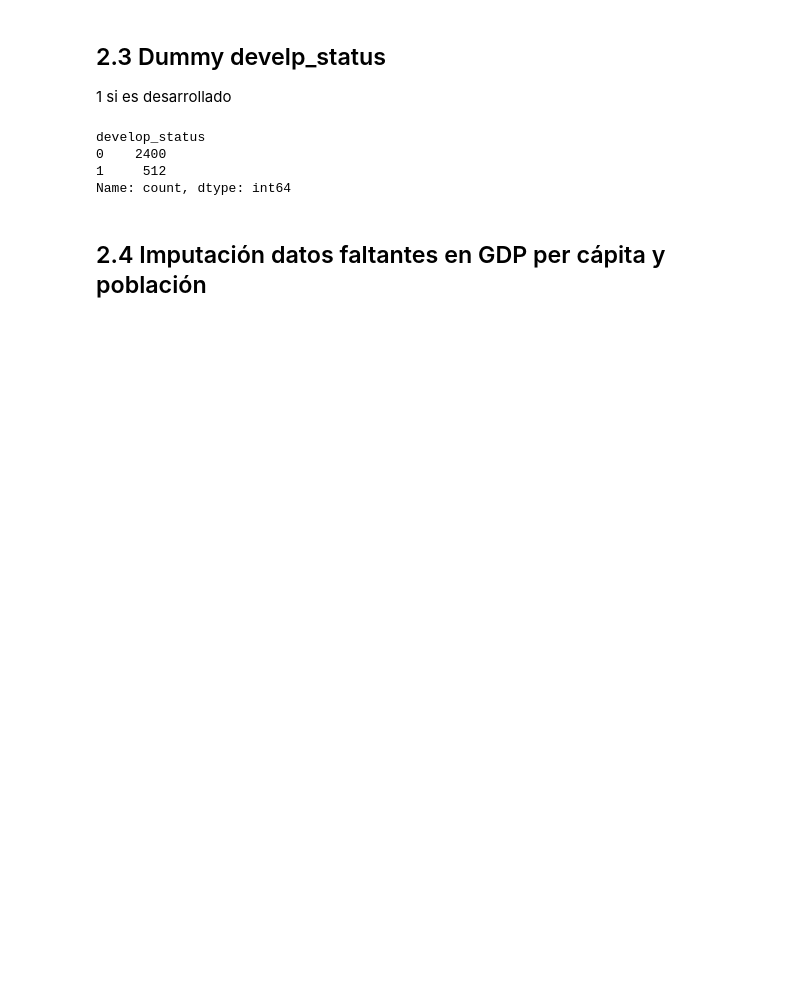
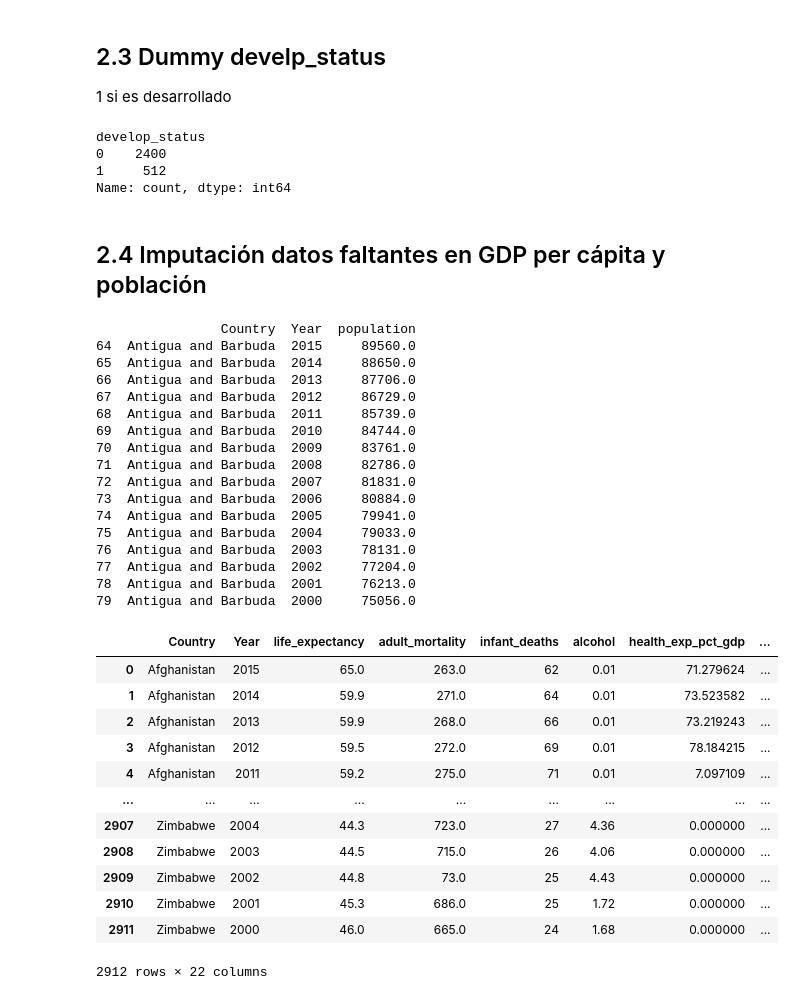
Before and after one commit to darc-17/Sandbox_HE2_DavidRodriguez, a Jupyter notebook: Taller 1/Punto 2. Regresión para Consultoría en Desarrollo Global/preprocesamiento_punto2.ipynb, the cells around one changed output. Drawn from its saved outputs; the diff is of its cells as text; code cells hidden in the pictures; blank space fills up the shorter version.

```diff
--- a/Taller 1/Punto 2. Regresión para Consultoría en Desarrollo Global/preprocesamiento_punto2.ipynb
+++ b/Taller 1/Punto 2. Regresión para Consultoría en Desarrollo Global/preprocesamiento_punto2.ipynb
@@ -192,3 +178,49 @@ develop_status
 Name: count, dtype: int64
 # %% [markdown]
 ## 2.4 Imputación datos faltantes en GDP per cápita y población
+# %%
+# Antigua y Barbuda
+
+pop_antigua = {
+    2000: 75056,  2001: 76213,  2002: 77204,  2003: 78131,
+    2004: 79033,  2005: 79941,  2006: 80884,  2007: 81831,
+    2008: 82786,  2009: 83761,  2010: 84744,  2011: 85739,
+    2012: 86729,  2013: 87706,  2014: 88650,  2015: 89560,
+}
+
+mask = df["Country"] == "Antigua and Barbuda"
+df.loc[mask, "population"] = df.loc[mask, "Year"].map(pop_antigua)
+
+print(df.loc[mask, ["Country", "Year", "population"]])
+df
+# %% [output]
+                Country  Year  population
+64  Antigua and Barbuda  2015     89560.0
+65  Antigua and Barbuda  2014     88650.0
+66  Antigua and Barbuda  2013     87706.0
+67  Antigua and Barbuda  2012     86729.0
+68  Antigua and Barbuda  2011     85739.0
+69  Antigua and Barbuda  2010     84744.0
+70  Antigua and Barbuda  2009     83761.0
+71  Antigua and Barbuda  2008     82786.0
+72  Antigua and Barbuda  2007     81831.0
+73  Antigua and Barbuda  2006     80884.0
+74  Antigua and Barbuda  2005     79941.0
+75  Antigua and Barbuda  2004     79033.0
+76  Antigua and Barbuda  2003     78131.0
+77  Antigua and Barbuda  2002     77204.0
+78  Antigua and Barbuda  2001     76213.0
+79  Antigua and Barbuda  2000     75056.0
+|  | Country | Year | life_expectancy | adult_mortality | infant_deaths | alcohol | health_exp_pct_gdp | ... |
+| 0 | Afghanistan | 2015 | 65.0 | 263.0 | 62 | 0.01 | 71.279624 | ... |
+| 1 | Afghanistan | 2014 | 59.9 | 271.0 | 64 | 0.01 | 73.523582 | ... |
+| 2 | Afghanistan | 2013 | 59.9 | 268.0 | 66 | 0.01 | 73.219243 | ... |
+| 3 | Afghanistan | 2012 | 59.5 | 272.0 | 69 | 0.01 | 78.184215 | ... |
+| 4 | Afghanistan | 2011 | 59.2 | 275.0 | 71 | 0.01 | 7.097109 | ... |
+| ... | ... | ... | ... | ... | ... | ... | ... | ... |
+| 2907 | Zimbabwe | 2004 | 44.3 | 723.0 | 27 | 4.36 | 0.000000 | ... |
+| 2908 | Zimbabwe | 2003 | 44.5 | 715.0 | 26 | 4.06 | 0.000000 | ... |
+| 2909 | Zimbabwe | 2002 | 44.8 | 73.0 | 25 | 4.43 | 0.000000 | ... |
+| 2910 | Zimbabwe | 2001 | 45.3 | 686.0 | 25 | 1.72 | 0.000000 | ... |
+| 2911 | Zimbabwe | 2000 | 46.0 | 665.0 | 24 | 1.68 | 0.000000 | ... |
+2912 rows × 22 columns
```
Also changed, not shown: parts of 47 cells of this notebook.
